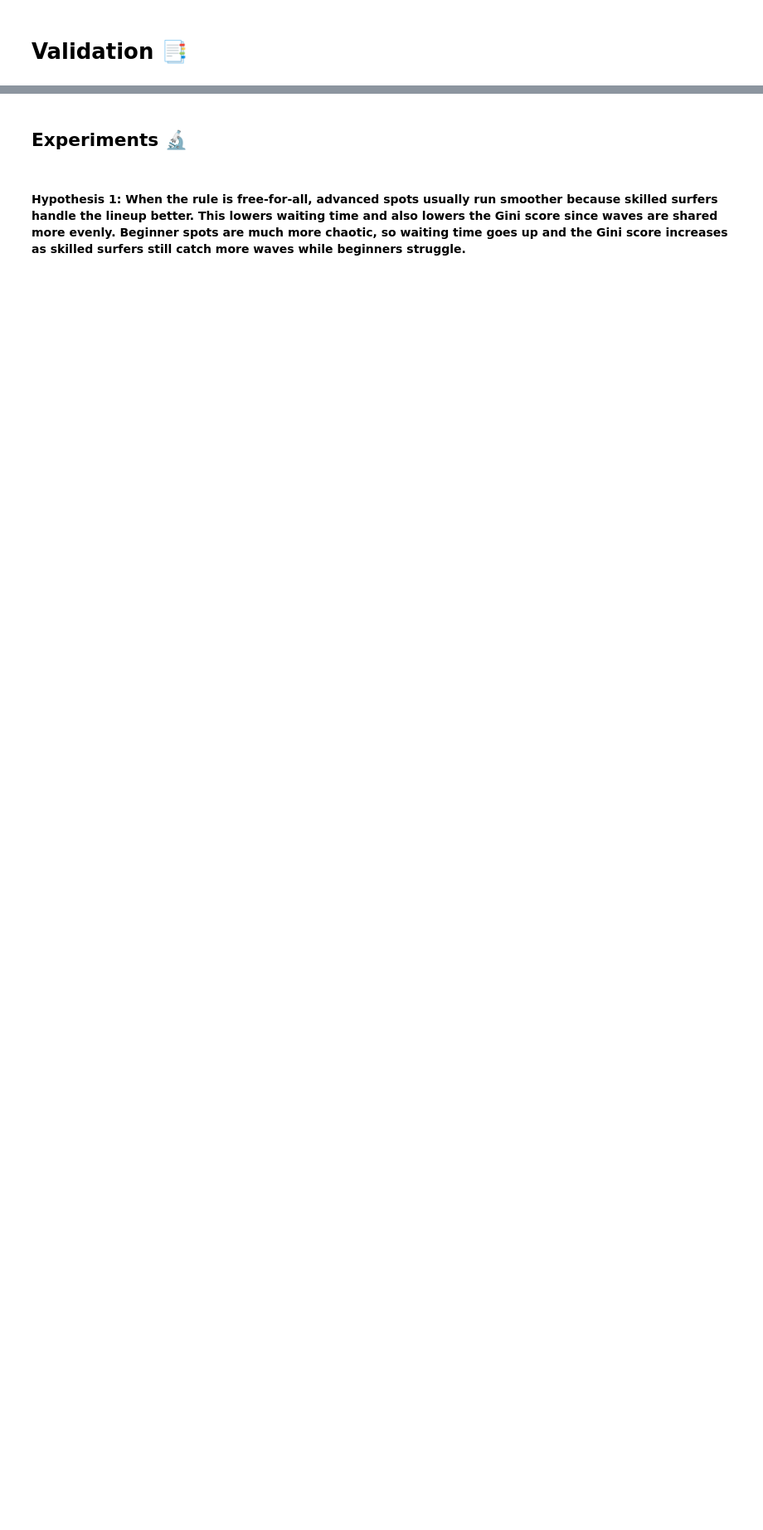
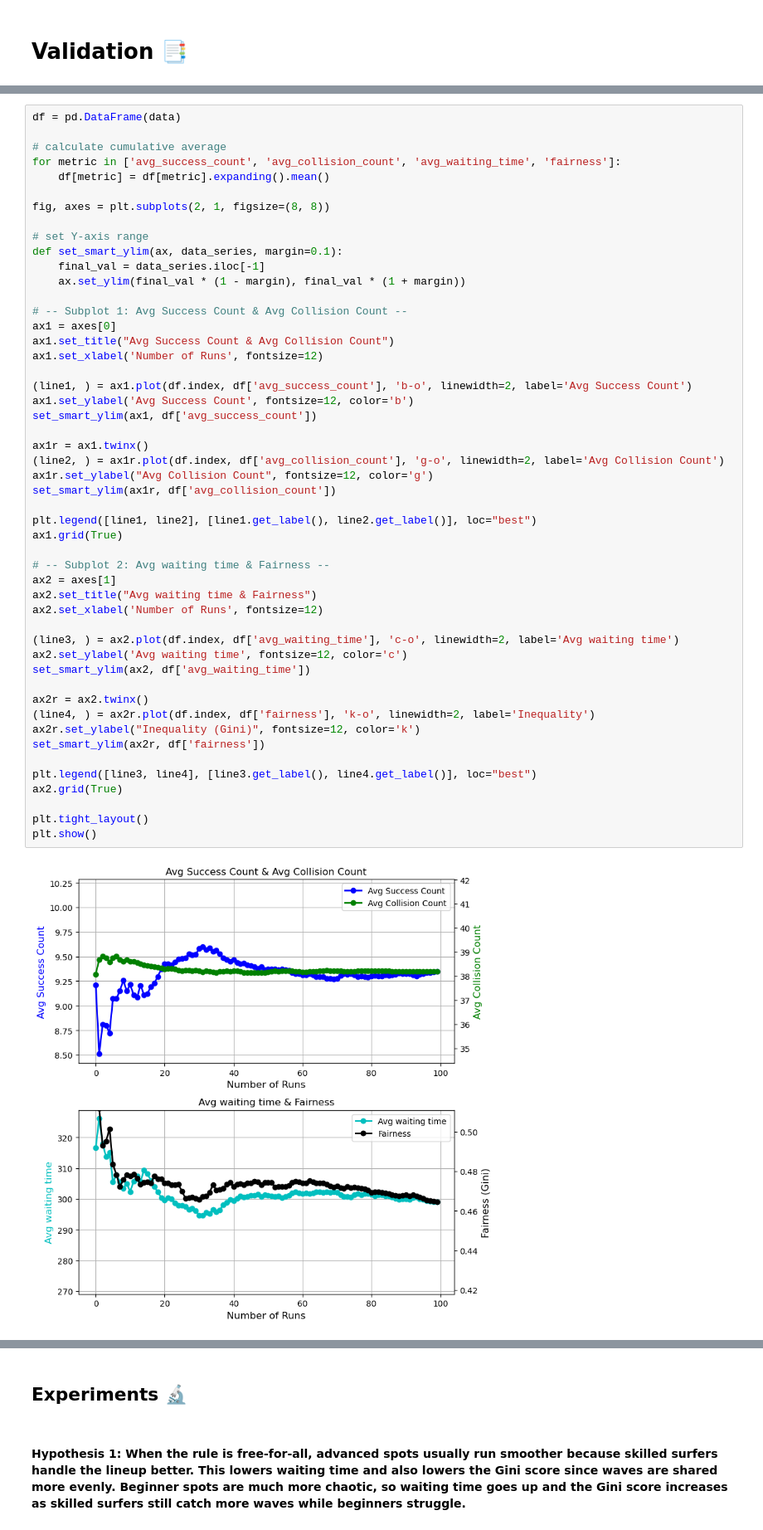
Before and after one commit to AnniecTW/597_Final_Project, a Jupyter notebook: MC_Sim.ipynb, the cells around one changed output, grey strips where cells are left out. Shown at 83% size. Saved outputs shown, nothing was run; the diff lists cells and outputs as text; blank space fills up the shorter version.

```diff
--- a/MC_Sim.ipynb
+++ b/MC_Sim.ipynb
@@ -263,0 +229,52 @@ These suggest that the system behaves stably over long runs.
+# %%
+df = pd.DataFrame(data)
+
+# calculate cumulative average
+for metric in ['avg_success_count', 'avg_collision_count', 'avg_waiting_time', 'fairness']:
+    df[metric] = df[metric].expanding().mean()
+
+fig, axes = plt.subplots(2, 1, figsize=(8, 8))
+
+# set Y-axis range
+def set_smart_ylim(ax, data_series, margin=0.1):
+    final_val = data_series.iloc[-1]
+    ax.set_ylim(final_val * (1 - margin), final_val * (1 + margin))
+
+# -- Subplot 1: Avg Success Count & Avg Collision Count --
+ax1 = axes[0]
+ax1.set_title("Avg Success Count & Avg Collision Count")
+ax1.set_xlabel('Number of Runs', fontsize=12)
+
+(line1, ) = ax1.plot(df.index, df['avg_success_count'], 'b-o', linewidth=2, label='Avg Success Count')
+ax1.set_ylabel('Avg Success Count', fontsize=12, color='b')
+set_smart_ylim(ax1, df['avg_success_count'])
+
+ax1r = ax1.twinx()
+(line2, ) = ax1r.plot(df.index, df['avg_collision_count'], 'g-o', linewidth=2, label='Avg Collision Count')
+ax1r.set_ylabel("Avg Collision Count", fontsize=12, color='g')
+set_smart_ylim(ax1r, df['avg_collision_count'])
+
+plt.legend([line1, line2], [line1.get_label(), line2.get_label()], loc="best")
+ax1.grid(True)
+
+# -- Subplot 2: Avg waiting time & Fairness --
+ax2 = axes[1]
+ax2.set_title("Avg waiting time & Fairness")
+ax2.set_xlabel('Number of Runs', fontsize=12)
+
+(line3, ) = ax2.plot(df.index, df['avg_waiting_time'], 'c-o', linewidth=2, label='Avg waiting time')
+ax2.set_ylabel('Avg waiting time', fontsize=12, color='c')
+set_smart_ylim(ax2, df['avg_waiting_time'])
+
+ax2r = ax2.twinx()
+(line4, ) = ax2r.plot(df.index, df['fairness'], 'k-o', linewidth=2, label='Inequality')
+ax2r.set_ylabel("Inequality (Gini)", fontsize=12, color='k')
+set_smart_ylim(ax2r, df['fairness'])
+
+plt.legend([line3, line4], [line3.get_label(), line4.get_label()], loc="best")
+ax2.grid(True)
+
+plt.tight_layout()
+plt.show()
+# %% [output]
+[figure, added]
```
Also changed, not shown: parts of 50 cells of this notebook, 2 other files.
